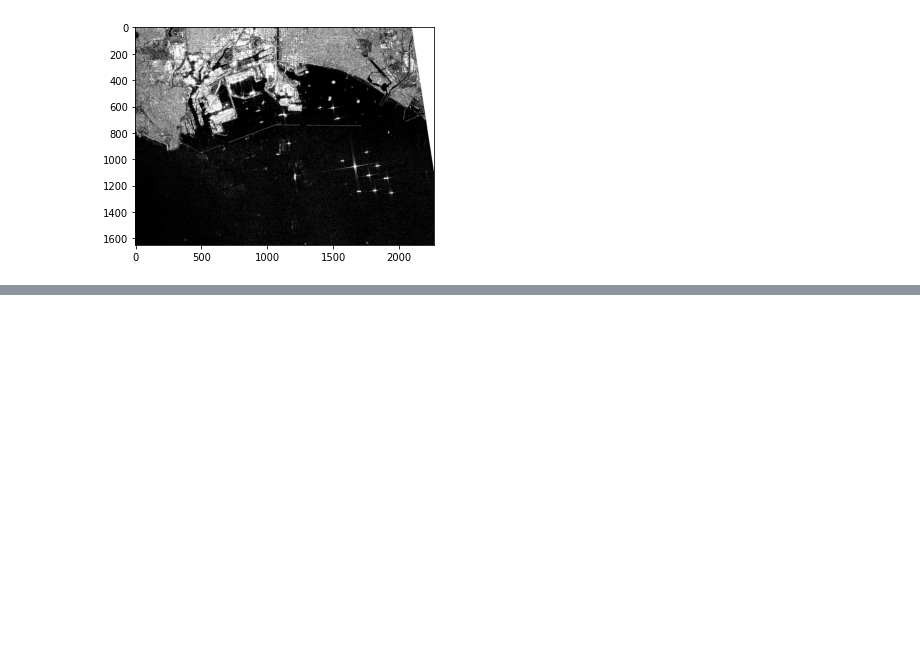
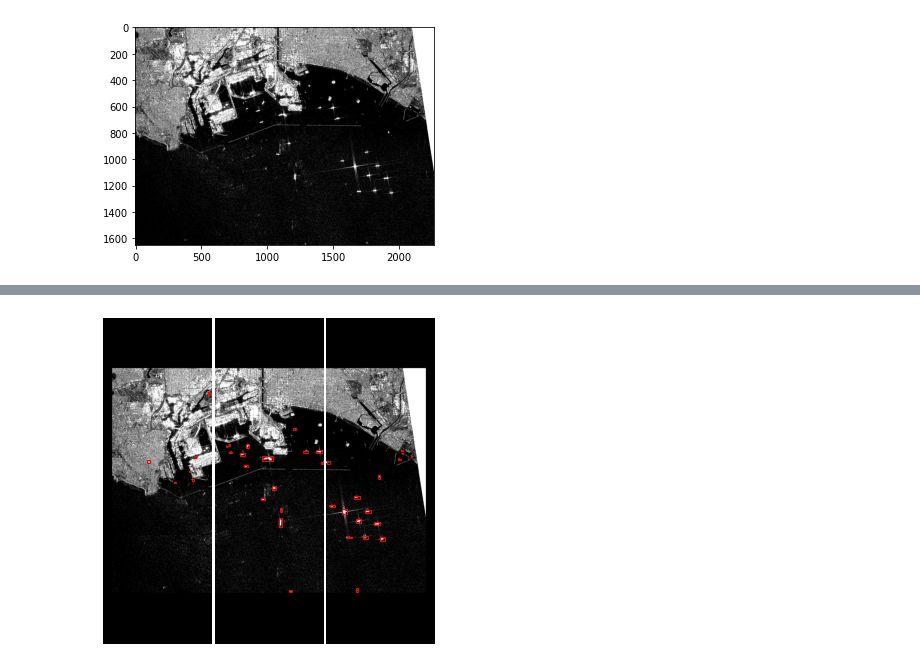
Before and after one commit to alexmak001/SAR-satelite-image-ship-detection, a Jupyter notebook: alex_notebooks/resultsVisualize.ipynb, the cells around one changed output, grey strips where cells are left out. Drawn from its saved outputs; the diff is of its cells as text; code cells hidden in the pictures; blank space fills up the shorter version.

```diff
--- a/alex_notebooks/resultsVisualize.ipynb
+++ b/alex_notebooks/resultsVisualize.ipynb
@@ -539,0 +621,12 @@ def image_splitter(img_fp):
+# %%
+flattened = np.reshape(testing, (-1, testing.shape[2], testing.shape[3]))
+# %%
+inshoreImg = np.array(flattened)
+inshoreImg = torch.tensor(inshoreImg,dtype=torch.float32)
+inshoreImg = torch.unsqueeze(inshoreImg, dim=0)
+inshoreImg = inshoreImg.permute(1,0,2,3)
+inshoreImg = inshoreImg.to(device)
+# %%
+testPred = faster_rcnn(inshoreImg)
+# %%
+testPred = np.reshape(testPred,(3,3))
@@ -539,0 +650,39 @@ def image_splitter(img_fp):
+# %%
+# Create a 3x3 plot with a shared axis
+fig, axs = plt.subplots(3, 3, sharex=True, sharey=True, figsize=(6, 6))
+
+# Loop over the images and annotations and plot them on the corresponding subplot
+for i in range(3):
+    for j in range(3):
+        # Plot the image
+        axs[i, j].imshow(testing[i, j], cmap='gray')
+
+        # Remove the axis labels and ticks
+        axs[i, j].set_xticks([])
+        axs[i, j].set_yticks([])
+        axs[i, j].axis('off')
+        # Loop over the annotations and plot them as bounding boxes
+        #print(testPred)
+        curPred = testPred[i, j]
+        #print(len(curPred["scores"]))
+        for k in range(len(curPred["scores"])):
+            #print(curPred["scores"])
+            if curPred["scores"][k] > 0.5:
+                annotation = curPred['boxes'][k]
+                annotation = annotation.cpu().detach().numpy()
+                left, upper, right, lower = annotation#.detach().numpy()
+                width, height = right - left, lower - upper
+                rect = plt.Rectangle((left, upper), width, height, linewidth=1, edgecolor='r', facecolor='none')
+                axs[i, j].add_patch(rect)
+
+# Set the axis labels
+#fig.text(0.5, 0.04, 'X', ha='center')
+#fig.text(0.04, 0.5, 'Y', va='center', rotation='vertical')
+
+# Remove the space between the images
+plt.subplots_adjust(wspace=0, hspace=0)
+plt.savefig('my_plot.jpg',quality=100,dpi=500)
+# Show the plot
+plt.show()
+# %% [output]
+[figure, added]
```
Also changed, not shown: parts of 16 cells of this notebook, 6 other files.
